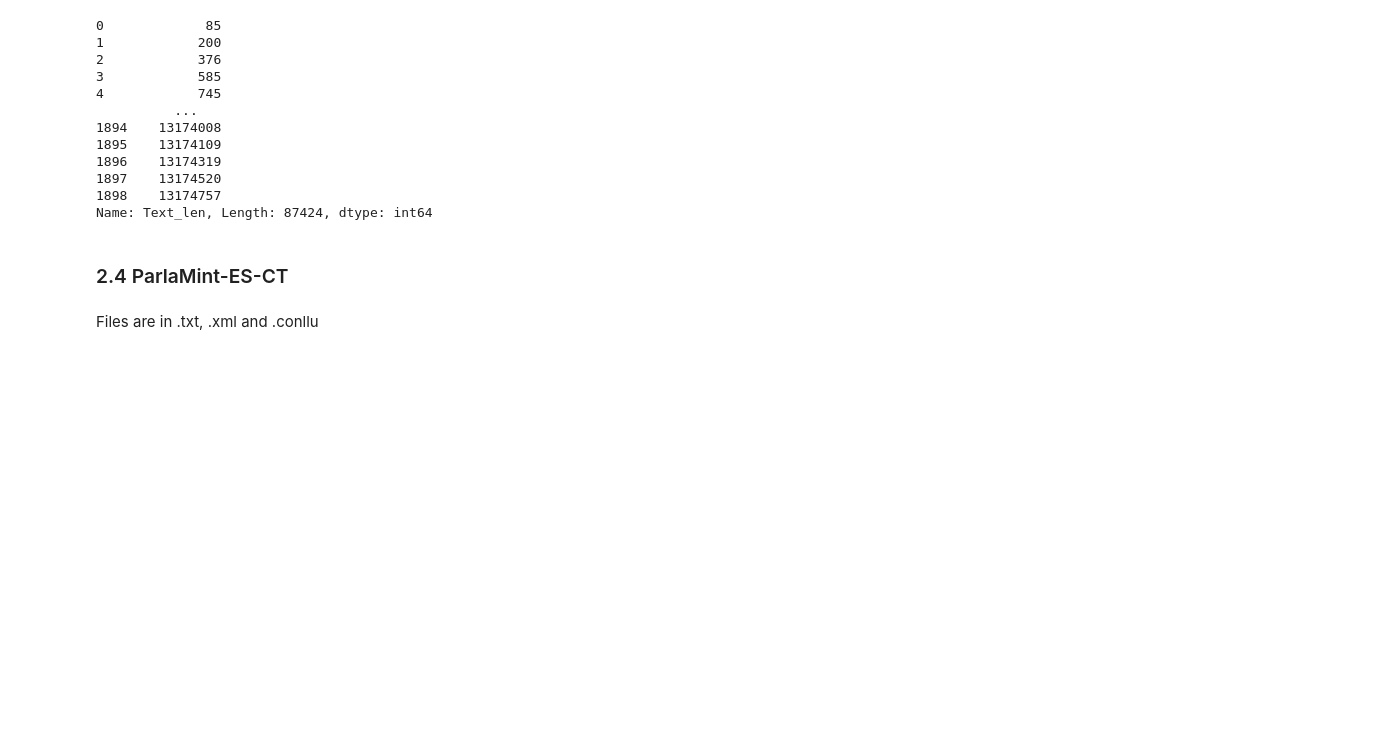
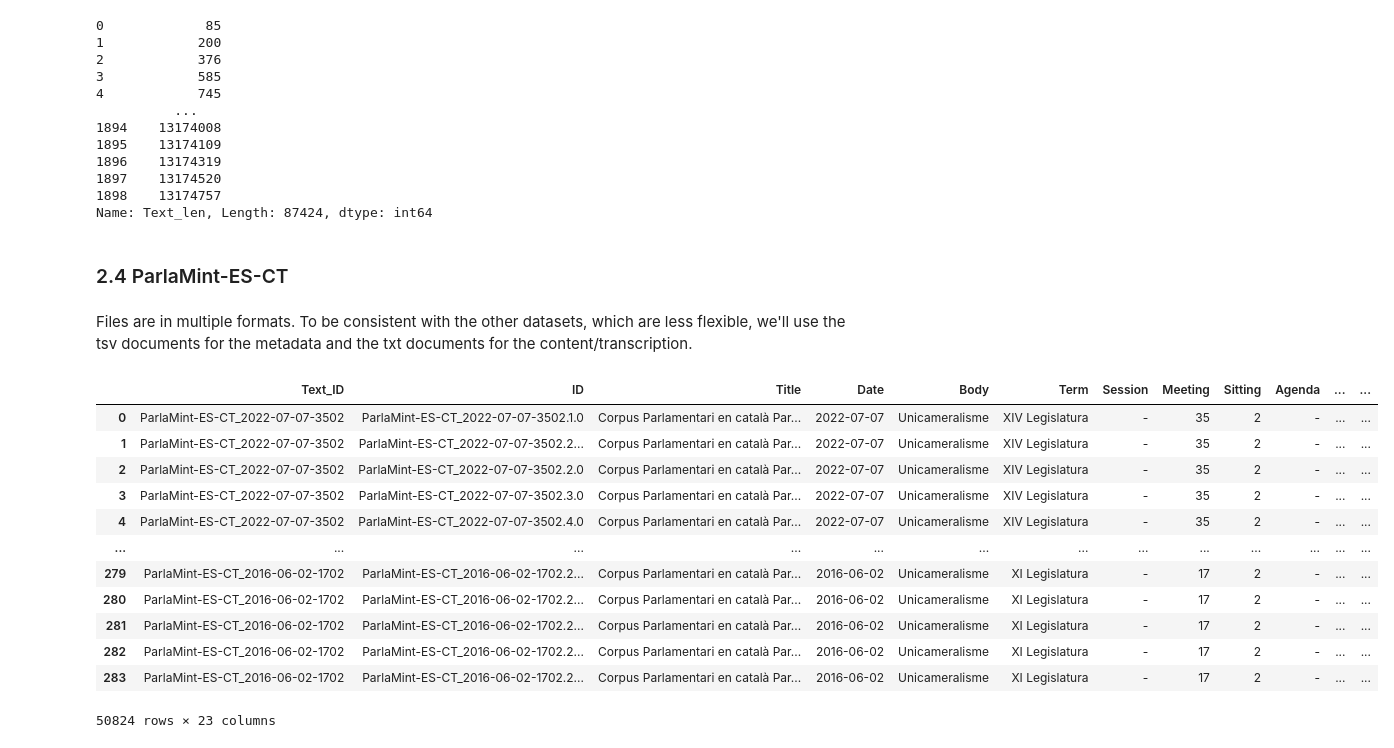
Before and after one commit to Data-Science-for-Linguists-2025/Linguistic-Markers-Catalan-Substitution, a Jupyter notebook: Data_Curation.ipynb, the cells around one changed output. Drawn from its saved outputs; the diff is of its cells as text; code cells hidden in the pictures; blank space fills up the shorter version.

Commit message:
ParlaMint parsing

```diff
--- a/Data_Curation.ipynb
+++ b/Data_Curation.ipynb
@@ -48,7 +48,7 @@ No changes required.
 #importing nltk's plain text corpus reader
 from nltk.corpus.reader import PlaintextCorpusReader
 
-corpus_root = '/Users/janabruses/Documents/data_science/dataCAT/CTILC/tots'
+corpus_root = '/Users/janabruses/Documents/data_science/Linguistic-Markers-Catalan-Substitution/data:/CTILC/tots'
 corpus = PlaintextCorpusReader(corpus_root, r'.*\.txt')
 
 #print(corpus.fileids())  # getting filenames to get a file
@@ -101,8 +101,7 @@ for file in corpus.fileids():
     data["Year"] = soup.find("any").text if soup.find("any") else np.nan
     data["Text"] = soup.find("text").text if soup.find("text") else np.nan
     #in the text the title begins the content, we will get rid of it as we have "\n\n" in between the title and the content
-    #ask how
-    #data["Text"] = data["Text"].replace(r".*\n\n_", "")
+    data["Text"] = data["Text"].replace(r".*\n\n", "")
 
     CTILC_data.append(data)
 
@@ -321,4 +320,40 @@ Name: Text_len, Length: 87424, dtype: int64
 # %% [markdown]
 ### 2.4 ParlaMint-ES-CT
 # %% [markdown]
-Files are in .txt, .xml and .conllu
+Files are in multiple formats. To be consistent with the other datasets, which are less flexible, we'll use the tsv documents for the metadata and the txt documents for the content/transcription.
+# %%
+#ParlaMint part 1 - Metadata
+import glob
+
+# Define the path where ParlaMint data is stored
+data_path = "/Users/janabruses/Documents/data_science/Linguistic-Markers-Catalan-Substitution/data:/ParlaMint-ES-CT.ana/ParlaMint-ES-CT.txt"  # Adjust to your directory
+
+# Load all metadata TSV files
+metadata_files = glob.glob(os.path.join(data_path, "**", "*-meta.tsv"))
+
+# Read and concatenate all metadata files
+metadata = []
+for file in metadata_files:
+    meta_df = pd.read_csv(file, sep="\t", index_col = False)
+    metadata.append(meta_df)
+
+metadata_df = pd.concat(metadata)
+#metadata_df.drop("ID")
+
+# Inspect metadata
+#print(metadata_df.shape)
+metadata_df
+# %% [output]
+|  | Text_ID | ID | Title | Date | Body | Term | Session | Meeting | Sitting | Agenda | ... | ... |
+| 0 | ParlaMint-ES-CT_2022-07-07-3502 | ParlaMint-ES-CT_2022-07-07-3502.1.0 | Corpus Parlamentari en català Par... | 2022-07-07 | Unicameralisme | XIV Legislatura | - | 35 | 2 | - | ... | ... |
+| 1 | ParlaMint-ES-CT_2022-07-07-3502 | ParlaMint-ES-CT_2022-07-07-3502.2... | Corpus Parlamentari en català Par... | 2022-07-07 | Unicameralisme | XIV Legislatura | - | 35 | 2 | - | ... | ... |
+| 2 | ParlaMint-ES-CT_2022-07-07-3502 | ParlaMint-ES-CT_2022-07-07-3502.2.0 | Corpus Parlamentari en català Par... | 2022-07-07 | Unicameralisme | XIV Legislatura | - | 35 | 2 | - | ... | ... |
+| 3 | ParlaMint-ES-CT_2022-07-07-3502 | ParlaMint-ES-CT_2022-07-07-3502.3.0 | Corpus Parlamentari en català Par... | 2022-07-07 | Unicameralisme | XIV Legislatura | - | 35 | 2 | - | ... | ... |
+| 4 | ParlaMint-ES-CT_2022-07-07-3502 | ParlaMint-ES-CT_2022-07-07-3502.4.0 | Corpus Parlamentari en català Par... | 2022-07-07 | Unicameralisme | XIV Legislatura | - | 35 | 2 | - | ... | ... |
+| ... | ... | ... | ... | ... | ... | ... | ... | ... | ... | ... | ... | ... |
+| 279 | ParlaMint-ES-CT_2016-06-02-1702 | ParlaMint-ES-CT_2016-06-02-1702.2... | Corpus Parlamentari en català Par... | 2016-06-02 | Unicameralisme | XI Legislatura | - | 17 | 2 | - | ... | ... |
+| 280 | ParlaMint-ES-CT_2016-06-02-1702 | ParlaMint-ES-CT_2016-06-02-1702.2... | Corpus Parlamentari en català Par... | 2016-06-02 | Unicameralisme | XI Legislatura | - | 17 | 2 | - | ... | ... |
+| 281 | ParlaMint-ES-CT_2016-06-02-1702 | ParlaMint-ES-CT_2016-06-02-1702.2... | Corpus Parlamentari en català Par... | 2016-06-02 | Unicameralisme | XI Legislatura | - | 17 | 2 | - | ... | ... |
+| 282 | ParlaMint-ES-CT_2016-06-02-1702 | ParlaMint-ES-CT_2016-06-02-1702.2... | Corpus Parlamentari en català Par... | 2016-06-02 | Unicameralisme | XI Legislatura | - | 17 | 2 | - | ... | ... |
+| 283 | ParlaMint-ES-CT_2016-06-02-1702 | ParlaMint-ES-CT_2016-06-02-1702.2... | Corpus Parlamentari en català Par... | 2016-06-02 | Unicameralisme | XI Legislatura | - | 17 | 2 | - | ... | ... |
+50824 rows × 23 columns
```
Also changed, not shown: parts of 5 cells of this notebook.
